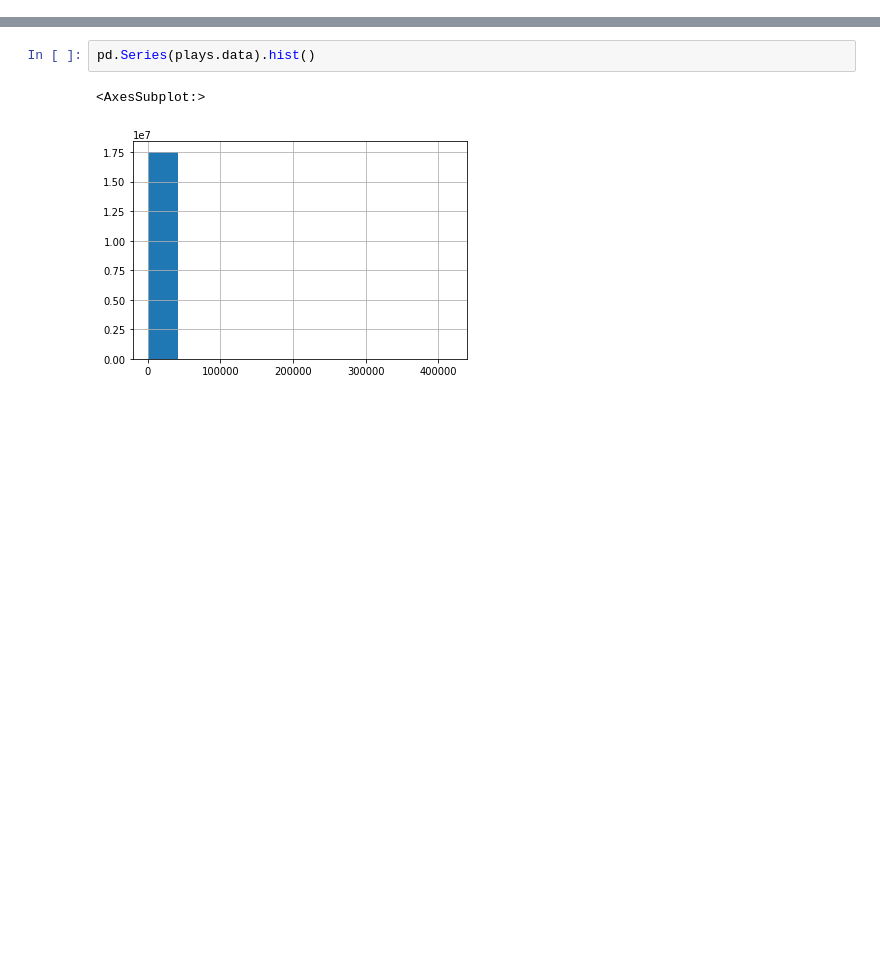
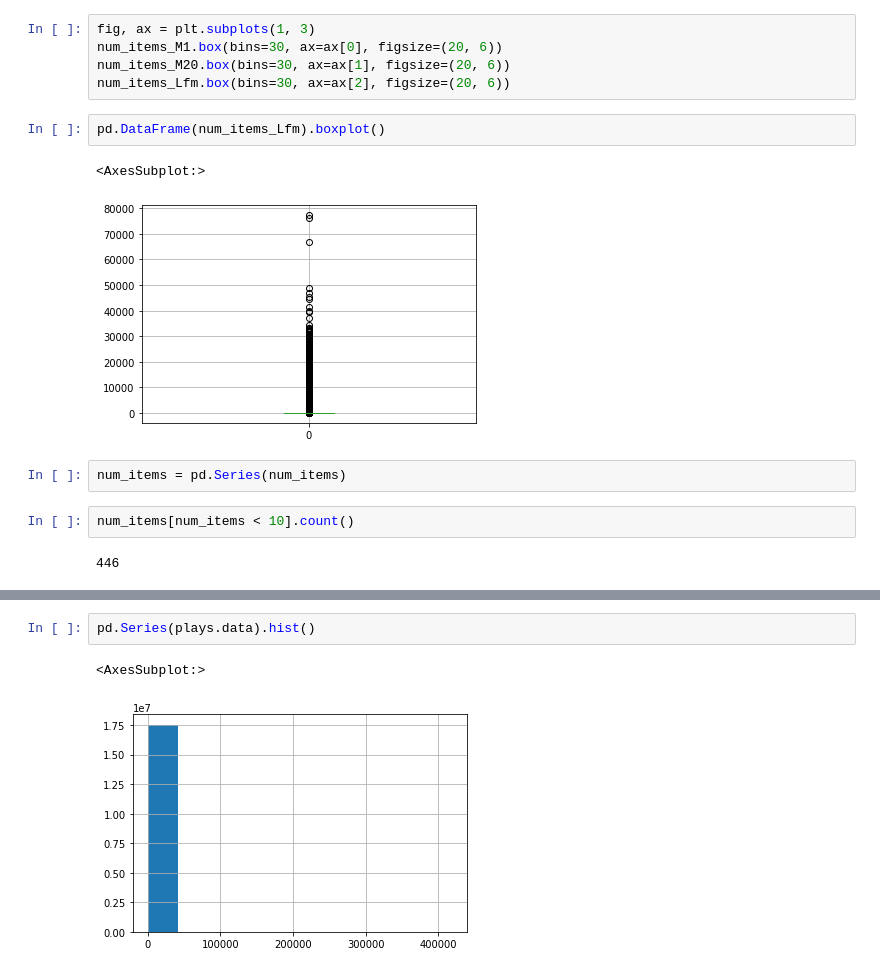
Before and after one commit to ChristophBarkey/Implicit_CF, a Jupyter notebook: LMF.ipynb, the cells around one changed output, grey strips where cells are left out. Saved outputs shown, nothing was run; the diff lists cells and outputs as text; blank space fills up the shorter version.

```diff
--- a/LMF.ipynb
+++ b/LMF.ipynb
@@ -11,0 +34,16 @@ TypeError: get_lastfm() takes 0 positional arguments but 1 was given
+# %%
+fig, ax = plt.subplots(1, 3)
+num_items_M1.box(bins=30, ax=ax[0], figsize=(20, 6))
+num_items_M20.box(bins=30, ax=ax[1], figsize=(20, 6))
+num_items_Lfm.box(bins=30, ax=ax[2], figsize=(20, 6))
+# %%
+pd.DataFrame(num_items_Lfm).boxplot()
+# %% [output]
+<AxesSubplot:>
+[figure, added]
+# %%
+num_items = pd.Series(num_items)
+# %%
+num_items[num_items < 10].count()
+# %% [output]
+446
```
Also changed, not shown: parts of 9 cells of this notebook.
